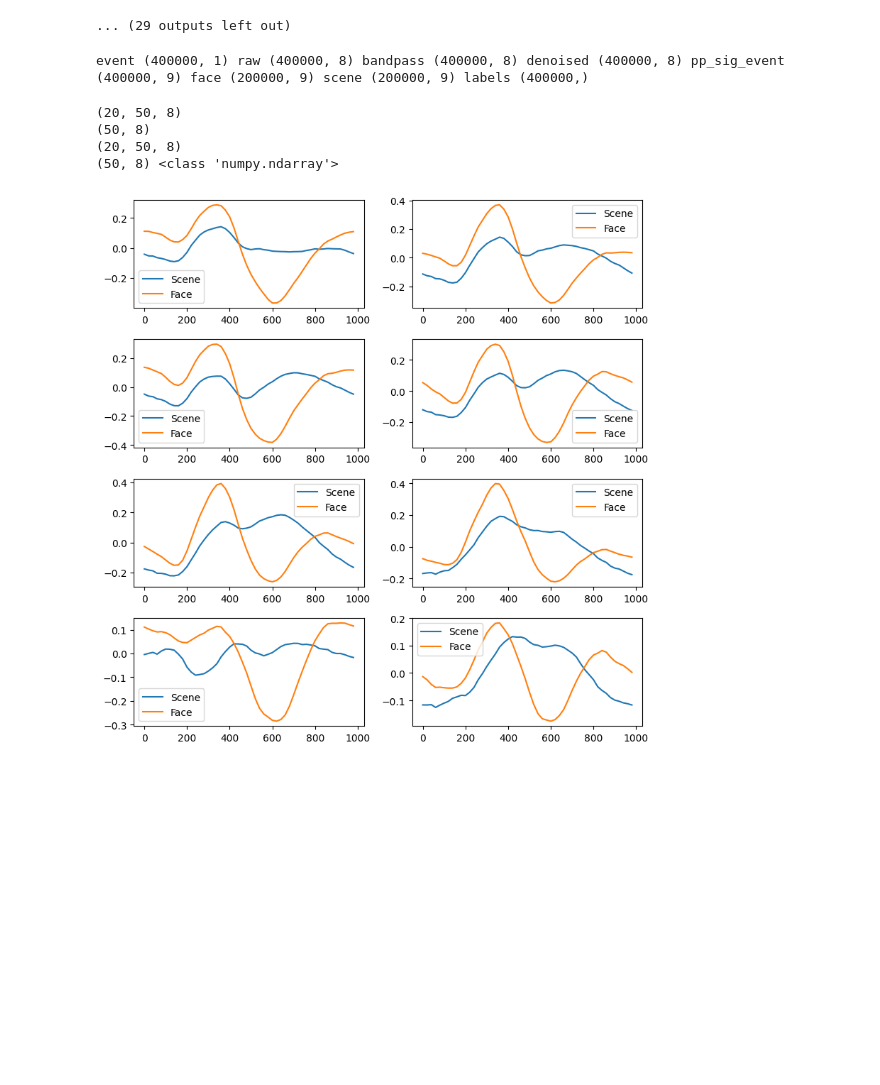
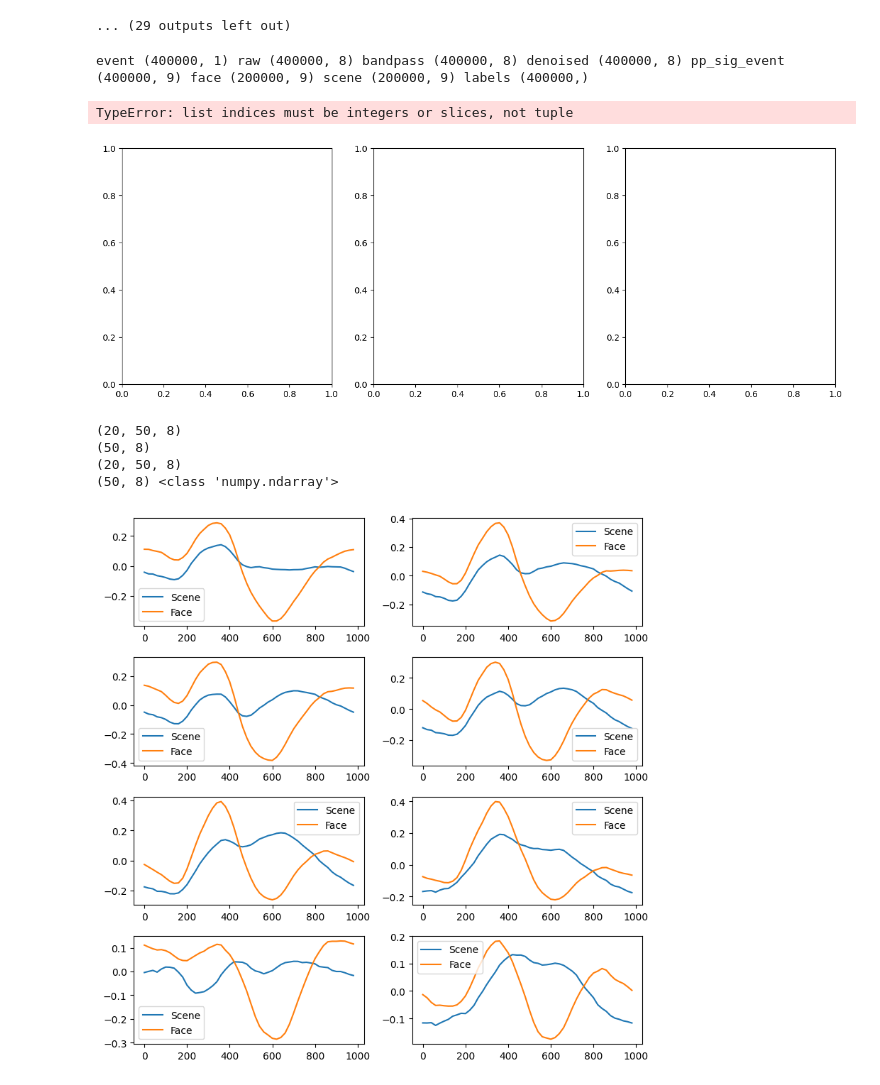
Before and after one commit to AbiriLab/Neurofeedback-Based-BCI, a Jupyter notebook: SVM for Unicorn Data/Classificaton_nf_V3.ipynb, the cells around one changed output. Cells and saved outputs as stored; diff of their text form; code cells hidden in the pictures; blank space fills up the shorter version.

```diff
--- a/SVM for Unicorn Data/Classificaton_nf_V3.ipynb
+++ b/SVM for Unicorn Data/Classificaton_nf_V3.ipynb
@@ -243,17 +243,18 @@ if os.path.exists(folder_name) and os.path.isdir(folder_name):
                 raw_eeg_bp[:, column] = butter_bandpass_filter(raw_eeg_bp[:, column], lowcut=.4, highcut=40, fs=250)
             bandpass.append(raw_eeg_bp)
 
+
             # Convert dataframe to MNE Raw object
             raw_mne = df_to_raw(pd.DataFrame(raw_eeg_bp, columns=selected_columns), sfreq=250)  # Assuming sampling rate is 250Hz
-
             # Apply ICA
-            ica = ICA(n_components=2, method='infomax', random_state=97, max_iter=50)
+            ica = ICA(n_components=8, method='infomax', random_state=97, max_iter=5000)  #'fastica', 'picard', 'infomax'
             ica.fit(raw_mne)
 
             # Assuming you will perform visual inspection later to identify artifact components
             cleaned_mne = ica.apply(raw_mne.copy(), exclude=ica.exclude)
             cleaned_data = cleaned_mne.get_data().T  # Get the cleaned data as a numpy array
             cleaned.append(cleaned_data)
+
 
             eeg_df_denoised = preprocess(pd.DataFrame(cleaned_data, columns=selected_columns), col_names=selected_columns, n_clusters=[50]*len(selected_columns))
             denoised.append(eeg_df_denoised)
@@ -263,18 +264,18 @@ if os.path.exists(folder_name) and os.path.isdir(folder_name):
             #     axs[0].plot(df_temp.iloc[:2000,i])
             #     axs[0].set_title(f'Original data of block {file_name.replace(".csv", "")} column {i}')
 
-            #     axs[1].plot(raw_eeg_bp[:2000,i])
-            #     axs[1].set_title(f'Filtered data of block {file_name.replace(".csv", "")} column {i}')
+            #     axs[1].plot(eeg_df_denoised.iloc[:2000,i])
+            #     axs[1].set_title(f'Denoised data of block {file_name.replace(".csv", "")} column {i}')
 
             #     axs[2].plot(cleaned_data[:2000,i])
             #     axs[2].set_title(f'cleaned_data {file_name.replace(".csv", "")} column {i}')
 
 
 
-            #     # axs[2].plot(eeg_df_denoised.iloc[:,i])
-            #     # axs[2].set_title(f'Denoised data of block {file_name.replace(".csv", "")} column {i}')
-            #     plt.tight_layout()  # Adjusts subplot parameters for better fit
-            #     plt.show()
+                # axs[2].plot(eeg_df_denoised.iloc[:,i])
+                # axs[2].set_title(f'Denoised data of block {file_name.replace(".csv", "")} column {i}')
+                # plt.tight_layout()  # Adjusts subplot parameters for better fit
+                # plt.show()
 # %% [output]
 Creating RawArray with float64 data, n_channels=8, n_times=10000
     Range : 0 ... 9999 =      0.000 ...    39.996 secs
@@ -420,14 +422,17 @@ event (400000, 1) raw (400000, 8) bandpass (400000, 8) denoised (400000, 8) pp_s
 # %%
 for i in range(8):
     fig, axs = plt.subplots(1, 3, figsize=(15, 5))  # Creates a figure with 2 subplots
-    axs[0].plot(denoised[:10000,i])
-    axs[0].set_title(f'Original data of column {i}')
-    axs[1].plot(bandpass[:,i])
-    axs[1].set_title(f'Filtered data of column {i}')
-    axs[2].plot(denoised[:,i])
+    axs[1].plot(cleaned[:10000,i])
+    axs[1].set_title(f'cleaned_data of column {i}')
+    axs[0].plot(bandpass[:10000,i])
+    axs[0].set_title(f'Filtered data of column {i}')
+    axs[2].plot(denoised[:10000,i])
     axs[2].set_title(f'Denoised data of column {i}')
     plt.tight_layout()  # Adjusts subplot parameters for better fit
     plt.show()
+# %% [output]
+TypeError: list indices must be integers or slices, not tuple
+[figure, added]
 # %%
 face_eeg_dada=face.reshape(20,40,50,5,9)
 face_eeg_dada=face_eeg_dada[:,:,:,:,:8]
```
Also changed, not shown: parts of 16 cells of this notebook, 2 other files.
